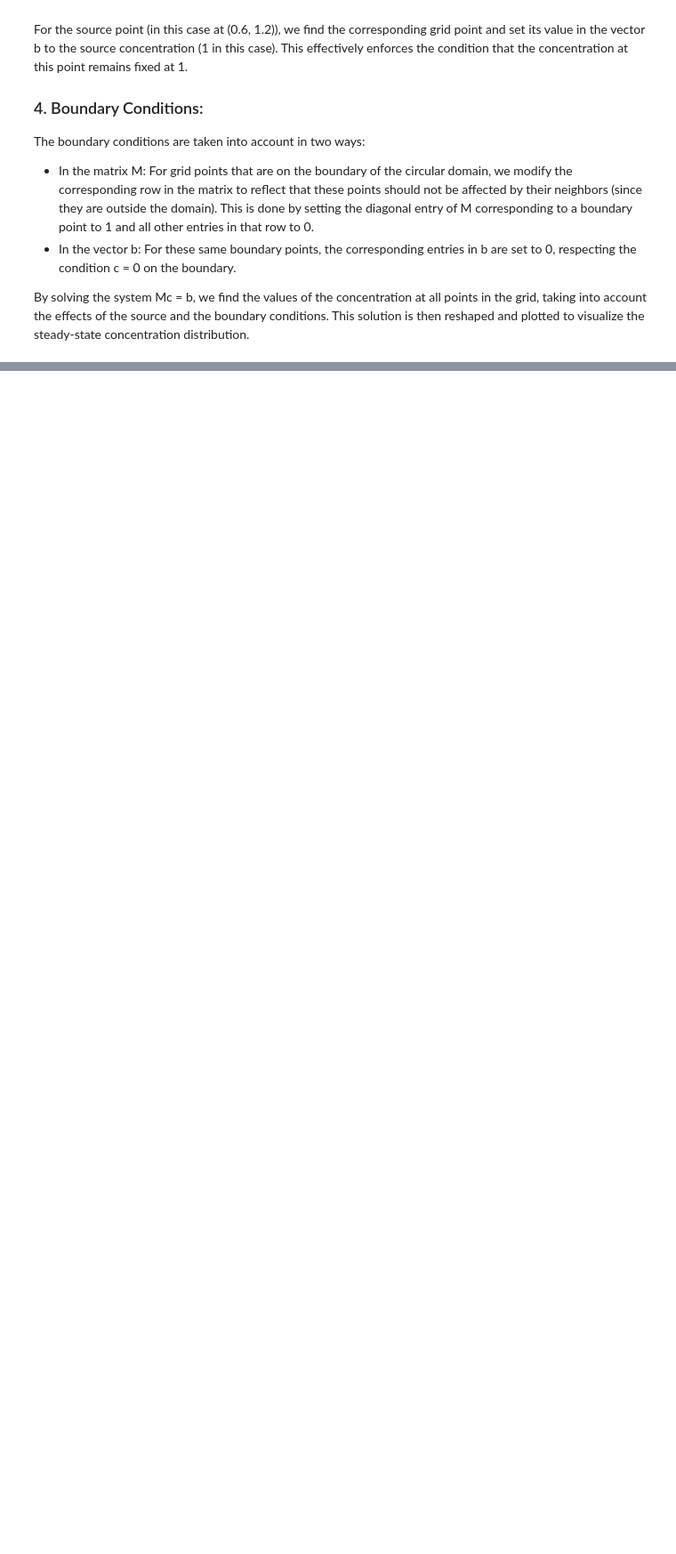
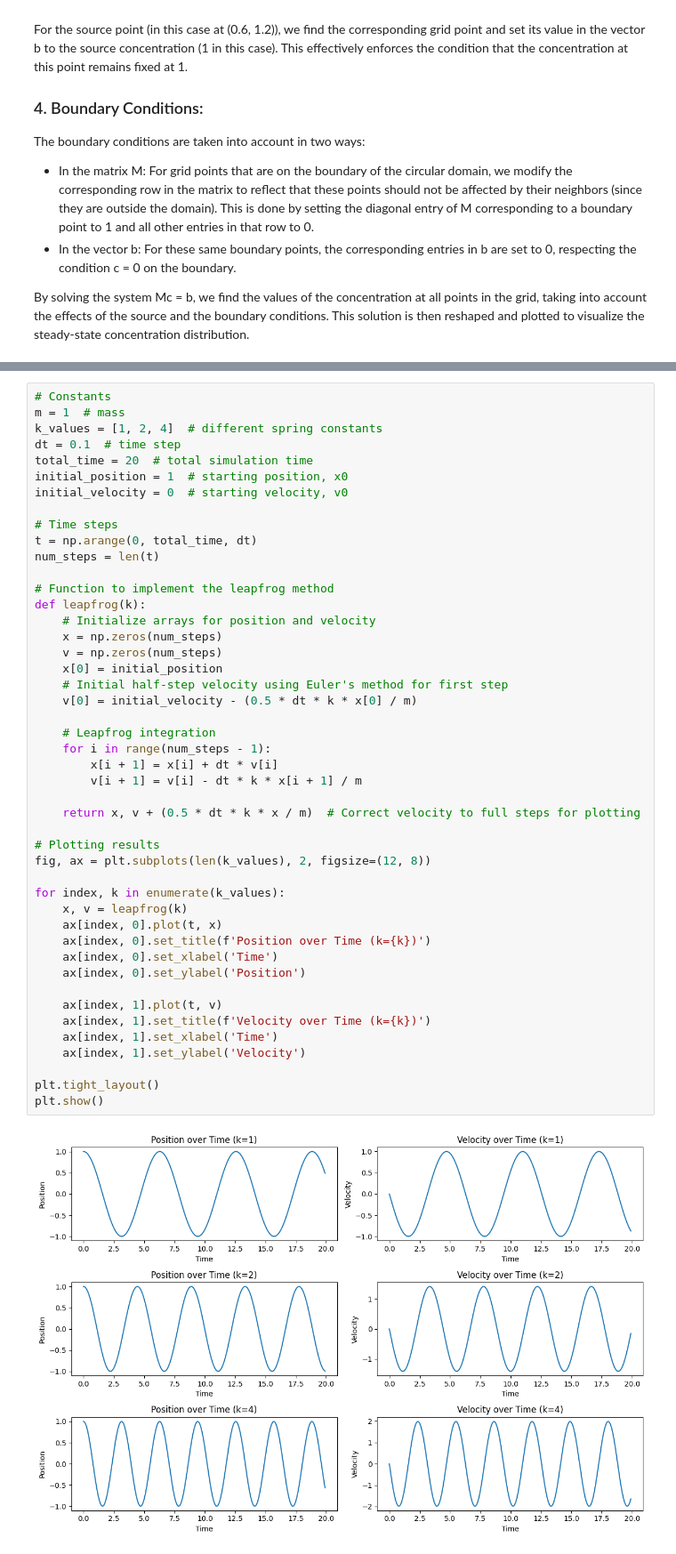
Before and after one commit to koenweverink/ScientificComputing, a Jupyter notebook: Set3_Koen.ipynb, the cells around one changed output, grey strips where cells are left out. Shown at 89% size. Cells and saved outputs as stored; diff of their text form; blank space fills up the shorter version.

```diff
--- a/Set3_Koen.ipynb
+++ b/Set3_Koen.ipynb
@@ -468,0 +471,48 @@ By solving the system Mc = b, we find the values of the concentration at all poi
+# %%
+# Constants
+m = 1  # mass
+k_values = [1, 2, 4]  # different spring constants
+dt = 0.1  # time step
+total_time = 20  # total simulation time
+initial_position = 1  # starting position, x0
+initial_velocity = 0  # starting velocity, v0
+
+# Time steps
+t = np.arange(0, total_time, dt)
+num_steps = len(t)
+
+# Function to implement the leapfrog method
+def leapfrog(k):
+    # Initialize arrays for position and velocity
+    x = np.zeros(num_steps)
+    v = np.zeros(num_steps)
+    x[0] = initial_position
+    # Initial half-step velocity using Euler's method for first step
+    v[0] = initial_velocity - (0.5 * dt * k * x[0] / m)
+
+    # Leapfrog integration
+    for i in range(num_steps - 1):
+        x[i + 1] = x[i] + dt * v[i]
+        v[i + 1] = v[i] - dt * k * x[i + 1] / m
+
+    return x, v + (0.5 * dt * k * x / m)  # Correct velocity to full steps for plotting
+
+# Plotting results
+fig, ax = plt.subplots(len(k_values), 2, figsize=(12, 8))
+
+for index, k in enumerate(k_values):
+    x, v = leapfrog(k)
+    ax[index, 0].plot(t, x)
+    ax[index, 0].set_title(f'Position over Time (k={k})')
+    ax[index, 0].set_xlabel('Time')
+    ax[index, 0].set_ylabel('Position')
+
+    ax[index, 1].plot(t, v)
+    ax[index, 1].set_title(f'Velocity over Time (k={k})')
+    ax[index, 1].set_xlabel('Time')
+    ax[index, 1].set_ylabel('Velocity')
+
+plt.tight_layout()
+plt.show()
+# %% [output]
+[figure, added]
```
Also changed, not shown: parts of 18 cells of this notebook, 2 other files.
